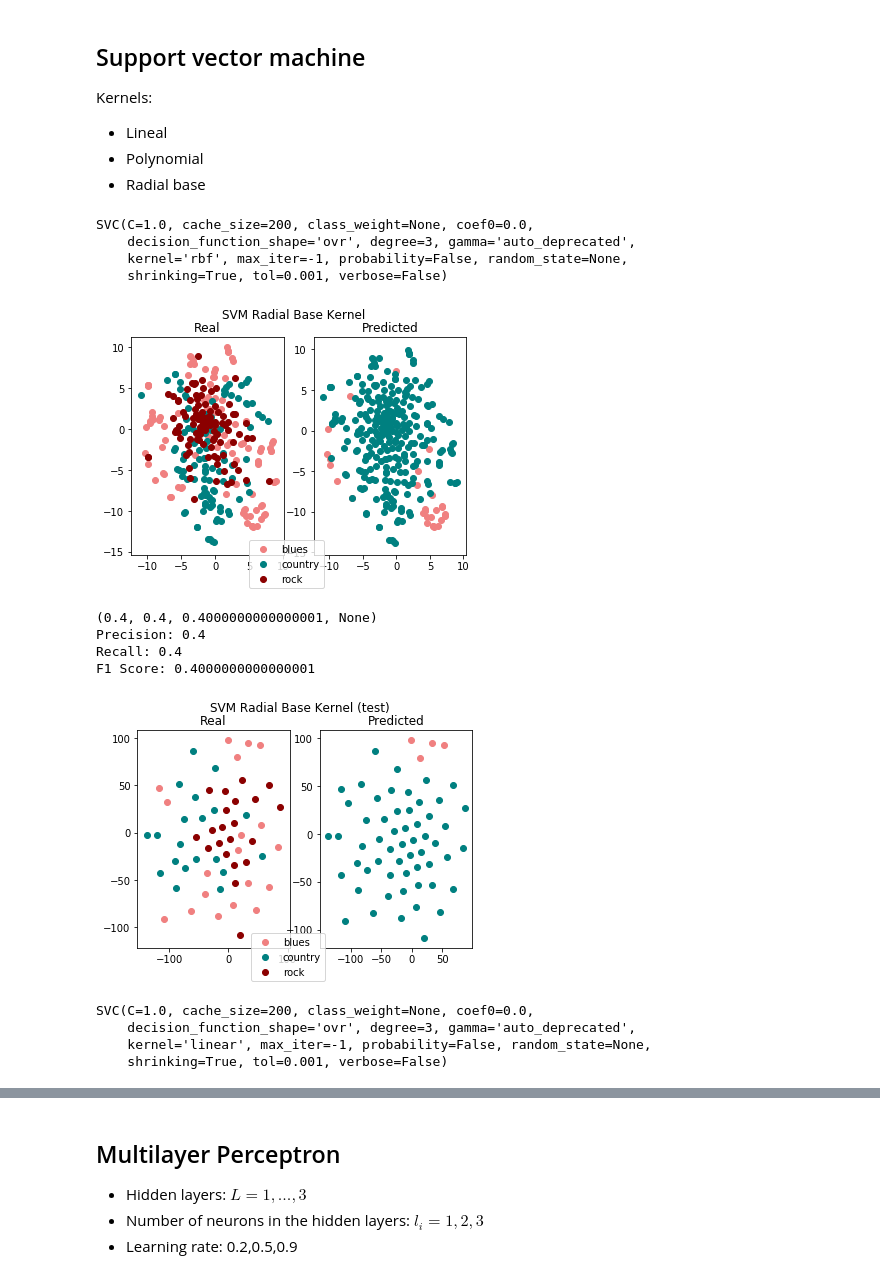
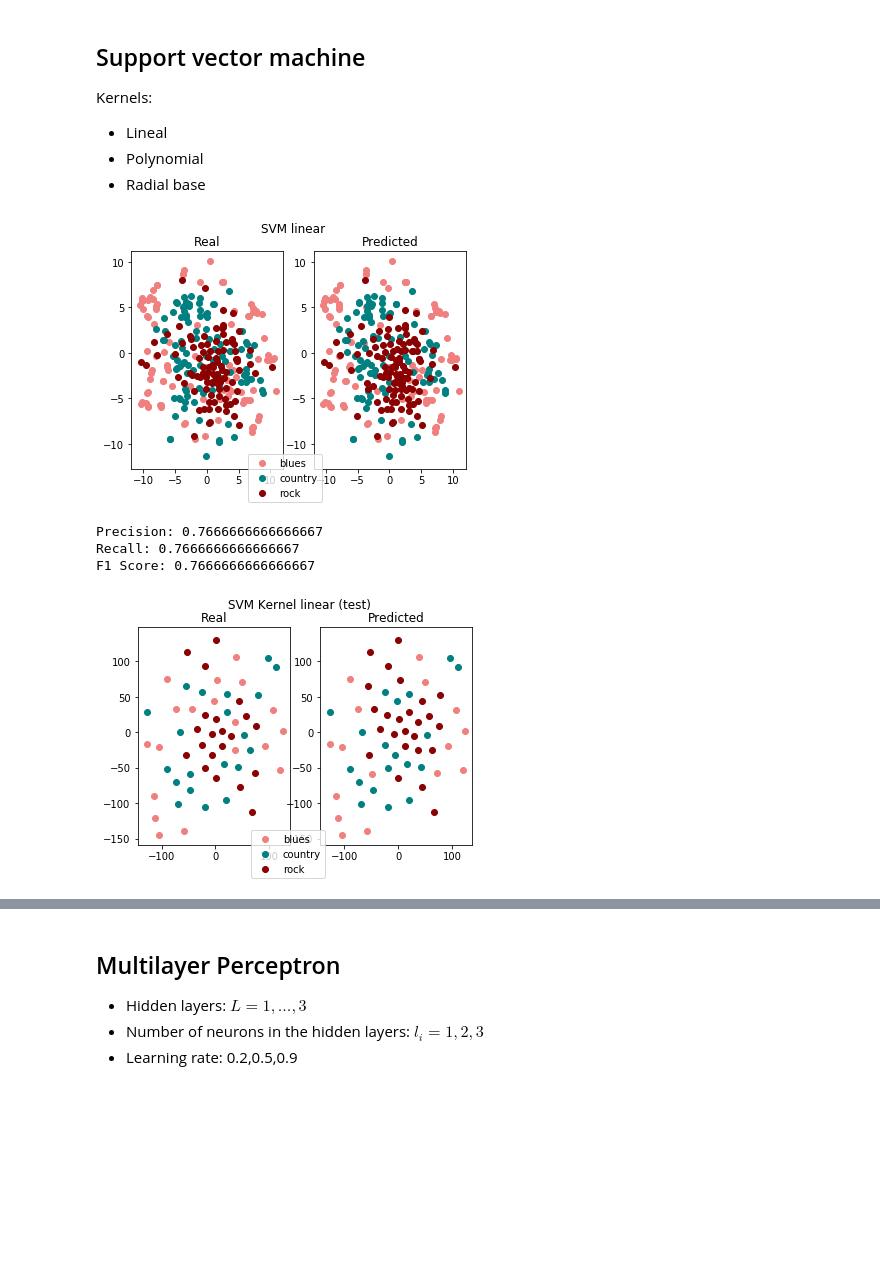
Before and after one commit to iurregog/MusicExploration, a Jupyter notebook: Timbral_Features_supervised_learning3similar.ipynb, the cells around one changed output, grey strips where cells are left out. Saved outputs shown, nothing was run; the diff lists cells and outputs as text; code cells hidden in the pictures; blank space fills up the shorter version.

```diff
--- a/Timbral_Features_supervised_learning3similar.ipynb
+++ b/Timbral_Features_supervised_learning3similar.ipynb
@@ -135,40 +142,22 @@ Kernels:
 * Lineal
 * Polynomial
 * Radial base
-# %%
-clf2 = svm.SVC(kernel = 'rbf')
-clf2.fit(X_train,y_train)
-# %% [output]
-SVC(C=1.0, cache_size=200, class_weight=None, coef0=0.0,
-    decision_function_shape='ovr', degree=3, gamma='auto_deprecated',
-    kernel='rbf', max_iter=-1, probability=False, random_state=None,
-    shrinking=True, tol=0.001, verbose=False)
-# %%
-pred = clf2.predict(X_norm)
-plotgenres(Xe,target,pred,"SVM Radial Base Kernel")
-# %% [output]
-[figure, removed]
 # %%
-pred = clf2.predict(X_test)
+parameters = {'C':[0.1,0.01,1,10]}
+linear_kernel_svm_clf = svm.SVC(kernel = "linear")
+clf = GridSearchCV(linear_kernel_svm_clf, parameters)
+clf.fit(X_train, y_train)
+pred = clf.predict(X_norm)
+plotgenres(Xe,target,pred,"SVM linear")
+pred = clf.predict(X_test)
 scores = precision_recall_fscore_support(y_test, pred,average='micro')
-print(scores)
 print('Precision:',scores[0])
 print('Recall:',scores[1])
 print('F1 Score:',scores[2])
+plotgenres(Xe_test,y_test,pred,"SVM Kernel linear (test)")
 # %% [output]
+[figure, added]
-(0.4, 0.4, 0.4000000000000001, None)
-Precision: 0.4
-Recall: 0.4
-F1 Score: 0.4000000000000001
+Precision: 0.7666666666666667
+Recall: 0.7666666666666667
+F1 Score: 0.7666666666666667
+[figure, added]
-# %%
-plotgenres(Xe_test,y_test,pred,"SVM Radial Base Kernel (test)")
-# %% [output]
-[figure, removed]
-# %%
-clf2 = svm.SVC(kernel = 'linear')
-clf2.fit(X_train,y_train)
-# %% [output]
-SVC(C=1.0, cache_size=200, class_weight=None, coef0=0.0,
-    decision_function_shape='ovr', degree=3, gamma='auto_deprecated',
-    kernel='linear', max_iter=-1, probability=False, random_state=None,
-    shrinking=True, tol=0.001, verbose=False)
```
Also changed, not shown: parts of 14 cells of this notebook.
